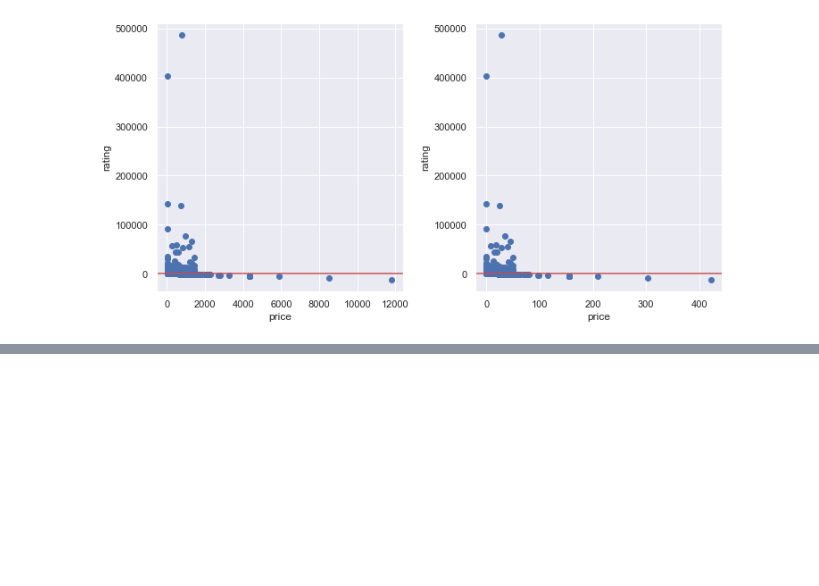
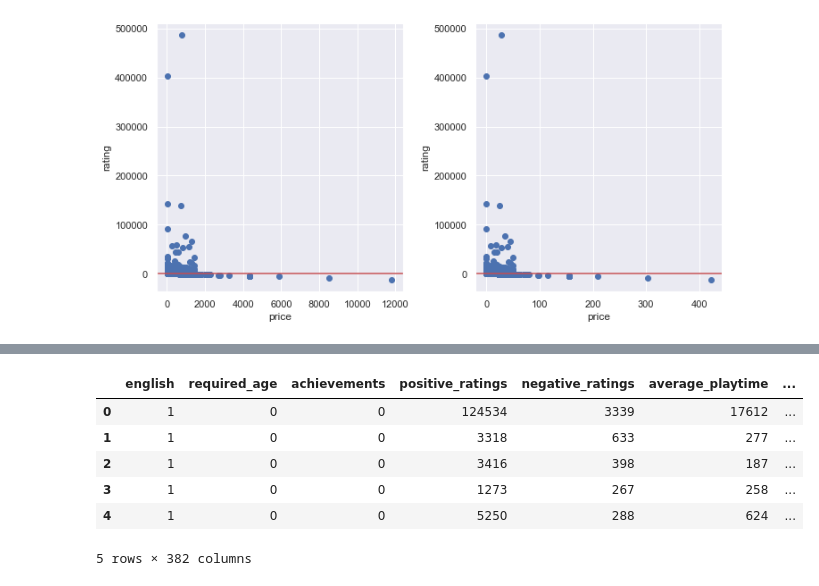
Before and after one commit to Peng1104/Ciencia-dos-Dados3, a Jupyter notebook: regress entrega 19_11.ipynb, the cells around one changed output, grey strips where cells are left out. Saved outputs shown, nothing was run; the diff lists cells and outputs as text; code cells hidden in the pictures; blank space fills up the shorter version.

```diff
--- a/regress entrega 19_11.ipynb
+++ b/regress entrega 19_11.ipynb
@@ -232,0 +266,18 @@ plt.show()
+# %%
+Y = data['price']
+lista_x = list(data.columns)
+lista_x.remove("Unnamed: 0")
+lista_x.remove("price")
+lista_x.remove("developer")
+lista_x.remove("publisher")
+lista_x.remove("name")
+X=data[lista_x]
+X.head()
+# %% [output]
+|  | english | required_age | achievements | positive_ratings | negative_ratings | average_playtime | ... |
+| 0 | 1 | 0 | 0 | 124534 | 3339 | 17612 | ... |
+| 1 | 1 | 0 | 0 | 3318 | 633 | 277 | ... |
+| 2 | 1 | 0 | 0 | 3416 | 398 | 187 | ... |
+| 3 | 1 | 0 | 0 | 1273 | 267 | 258 | ... |
+| 4 | 1 | 0 | 0 | 5250 | 288 | 624 | ... |
+5 rows × 382 columns
```
Also changed, not shown: parts of 15 cells of this notebook.
